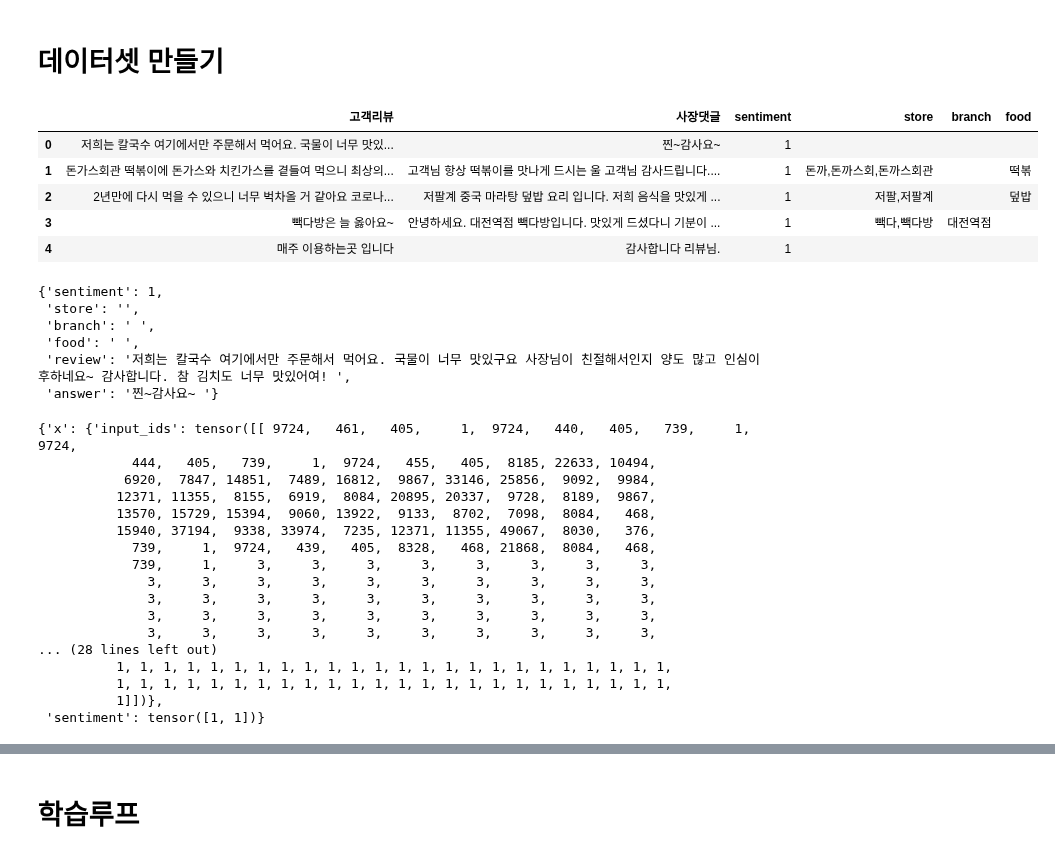
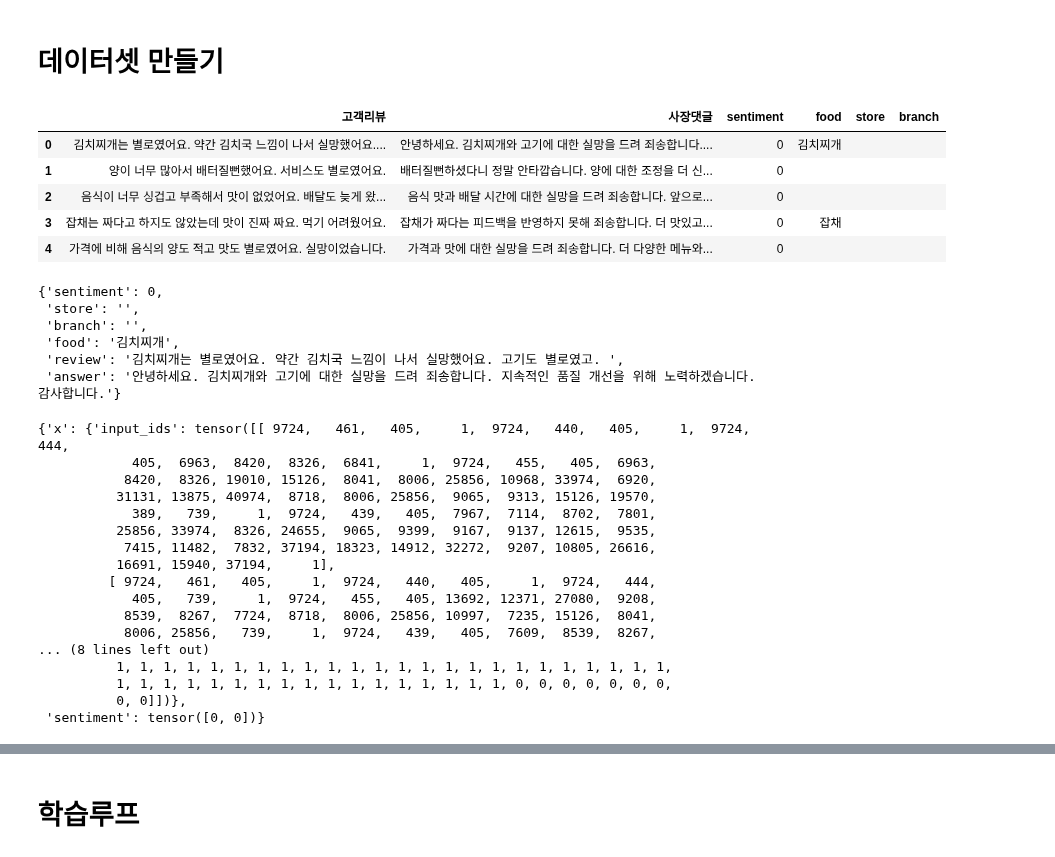
Before and after one commit to swoo-nam/BootCamp_project_final, a Jupyter notebook: 이소현_서비스2_모델링2.ipynb, the cells around one changed output, grey strips where cells are left out. Cells and saved outputs as stored; diff of their text form; code cells hidden in the pictures.

```diff
--- a/이소현_서비스2_모델링2.ipynb
+++ b/이소현_서비스2_모델링2.ipynb
@@ -311,14 +357,14 @@ tokenizer = AutoTokenizer.from_pretrained(model_name,
 # %% [markdown]
 # 데이터셋 만들기
 # %%
-ps_df.head()
+df.head()
 # %% [output]
-|  | 고객리뷰 | 사장댓글 | sentiment | store | branch | food |
-| 0 | 저희는 칼국수 여기에서만 주문해서 먹어요. 국물이 너무 맛있... | 찐~감사요~ | 1 |  |  |  |
-| 1 | 돈가스회관 떡볶이에 돈가스와 치킨가스를 곁들여 먹으니 최상의... | 고객님 항상 떡볶이를 맛나게 드시는 울 고객님 감사드립니다.... | 1 | 돈까,돈까스회,돈까스회관 |  | 떡볶 |
-| 2 | 2년만에 다시 먹을 수 있으니 너무 벅차올 거 같아요 코로나... | 저팔계 중국 마라탕 덮밥 요리 입니다. 저희 음식을 맛있게 ... | 1 | 저팔,저팔계 |  | 덮밥 |
-| 3 | 빽다방은 늘 옳아요~ | 안녕하세요. 대전역점 빽다방입니다. 맛있게 드셨다니 기분이 ... | 1 | 빽다,빽다방 | 대전역점 |  |
-| 4 | 매주 이용하는곳 입니다 | 감사합니다 리뷰님. | 1 |  |  |  |
+|  | 고객리뷰 | 사장댓글 | sentiment | food | store | branch |
+| 0 | 김치찌개는 별로였어요. 약간 김치국 느낌이 나서 실망했어요.... | 안녕하세요. 김치찌개와 고기에 대한 실망을 드려 죄송합니다.... | 0 | 김치찌개 |  |  |
+| 1 | 양이 너무 많아서 배터질뻔했어요. 서비스도 별로였어요. | 배터질뻔하셨다니 정말 안타깝습니다. 양에 대한 조정을 더 신... | 0 |  |  |  |
+| 2 | 음식이 너무 싱겁고 부족해서 맛이 없었어요. 배달도 늦게 왔... | 음식 맛과 배달 시간에 대한 실망을 드려 죄송합니다. 앞으로... | 0 |  |  |  |
+| 3 | 잡채는 짜다고 하지도 않았는데 맛이 진짜 짜요. 먹기 어려웠어요. | 잡채가 짜다는 피드백을 반영하지 못해 죄송합니다. 더 맛있고... | 0 | 잡채 |  |  |
+| 4 | 가격에 비해 음식의 양도 적고 맛도 별로였어요. 실망이었습니다. | 가격과 맛에 대한 실망을 드려 죄송합니다. 더 다양한 메뉴와... | 0 |  |  |  |
 # %%
 class ChatDataset(torch.utils.data.Dataset):
     def __init__(self, df):
@@ -356,38 +402,38 @@ def collate_fn(batch):
 
     return {"x": x, "sentiment": sentiment}
 # %%
-dt = ChatDataset(ps_df)
+dt = ChatDataset(df)
 dt[0]
 # %% [output]
-{'sentiment': 1,
+{'sentiment': 0,
  'store': '',
- 'branch': ' ',
- 'food': ' ',
- 'review': '저희는 칼국수 여기에서만 주문해서 먹어요. 국물이 너무 맛있구요 사장님이 친절해서인지 양도 많고 인심이 후하네요~ 감사합니다. 참 김치도 너무 맛있어여! ',
- 'answer': '찐~감사요~ '}
+ 'branch': '',
+ 'food': '김치찌개',
+ 'review': '김치찌개는 별로였어요. 약간 김치국 느낌이 나서 실망했어요. 고기도 별로였고. ',
+ 'answer': '안녕하세요. 김치찌개와 고기에 대한 실망을 드려 죄송합니다. 지속적인 품질 개선을 위해 노력하겠습니다. 감사합니다.'}
 # %%
-dt = ChatDataset(ps_df)
+dt = ChatDataset(df)
 dl = torch.utils.data.DataLoader(dt,batch_size=2,collate_fn=collate_fn)
 batch = next(iter(dl))
 batch
 # %% [output]
-{'x': {'input_ids': tensor([[ 9724,   461,   405,     1,  9724,   440,   405,   739,     1,  9724,
-            444,   405,   739,     1,  9724,   455,   405,  8185, 22633, 10494,
-           6920,  7847, 14851,  7489, 16812,  9867, 33146, 25856,  9092,  9984,
-          12371, 11355,  8155,  6919,  8084, 20895, 20337,  9728,  8189,  9867,
-          13570, 15729, 15394,  9060, 13922,  9133,  8702,  7098,  8084,   468,
-          15940, 37194,  9338, 33974,  7235, 12371, 11355, 49067,  8030,   376,
-            739,     1,  9724,   439,   405,  8328,   468, 21868,  8084,   468,
-            739,     1,     3,     3,     3,     3,     3,     3,     3,     3,
-              3,     3,     3,     3,     3,     3,     3,     3,     3,     3,
-              3,     3,     3,     3,     3,     3,     3,     3,     3,     3,
-              3,     3,     3,     3,     3,     3,     3,     3,     3,     3,
-              3,     3,     3,     3,     3,     3,     3,     3,     3,     3,
-... (28 lines left out)
+{'x': {'input_ids': tensor([[ 9724,   461,   405,     1,  9724,   440,   405,     1,  9724,   444,
+            405,  6963,  8420,  8326,  6841,     1,  9724,   455,   405,  6963,
+           8420,  8326, 19010, 15126,  8041,  8006, 25856, 10968, 33974,  6920,
+          31131, 13875, 40974,  8718,  8006, 25856,  9065,  9313, 15126, 19570,
+            389,   739,     1,  9724,   439,   405,  7967,  7114,  8702,  7801,
+          25856, 33974,  8326, 24655,  9065,  9399,  9167,  9137, 12615,  9535,
+           7415, 11482,  7832, 37194, 18323, 14912, 32272,  9207, 10805, 26616,
+          16691, 15940, 37194,     1],
+         [ 9724,   461,   405,     1,  9724,   440,   405,     1,  9724,   444,
+            405,   739,     1,  9724,   455,   405, 13692, 12371, 27080,  9208,
+           8539,  8267,  7724,  8718,  8006, 25856, 10997,  7235, 15126,  8041,
+           8006, 25856,   739,     1,  9724,   439,   405,  7609,  8539,  8267,
+... (8 lines left out)
           1, 1, 1, 1, 1, 1, 1, 1, 1, 1, 1, 1, 1, 1, 1, 1, 1, 1, 1, 1, 1, 1, 1, 1,
-          1, 1, 1, 1, 1, 1, 1, 1, 1, 1, 1, 1, 1, 1, 1, 1, 1, 1, 1, 1, 1, 1, 1, 1,
-          1]])},
- 'sentiment': tensor([1, 1])}
+          1, 1, 1, 1, 1, 1, 1, 1, 1, 1, 1, 1, 1, 1, 1, 1, 1, 0, 0, 0, 0, 0, 0, 0,
+          0, 0]])},
+ 'sentiment': tensor([0, 0])}
 # %%
 model(**batch["x"]).logits.shape
 # %% [output]
```
Also changed, not shown: parts of 28 cells of this notebook.
